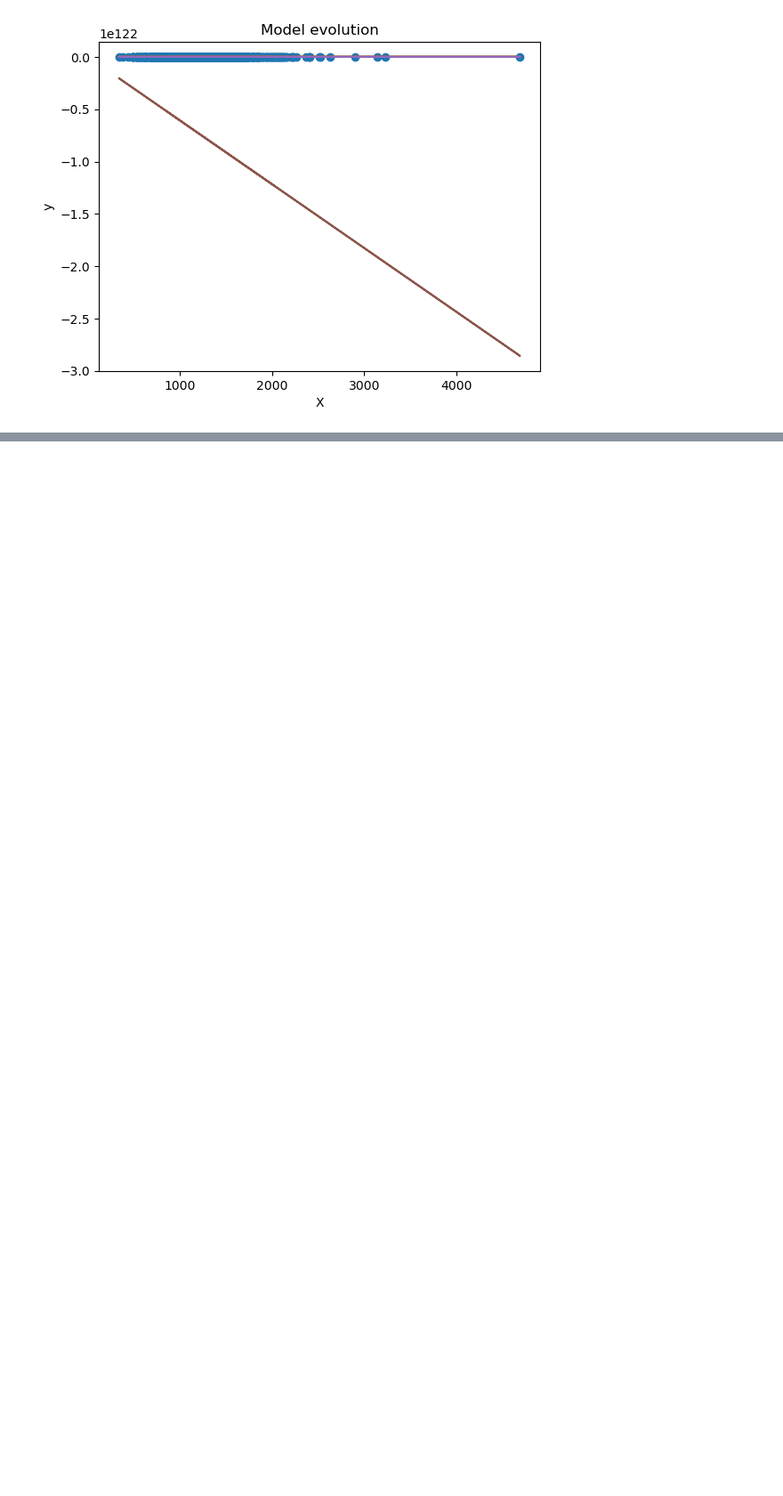
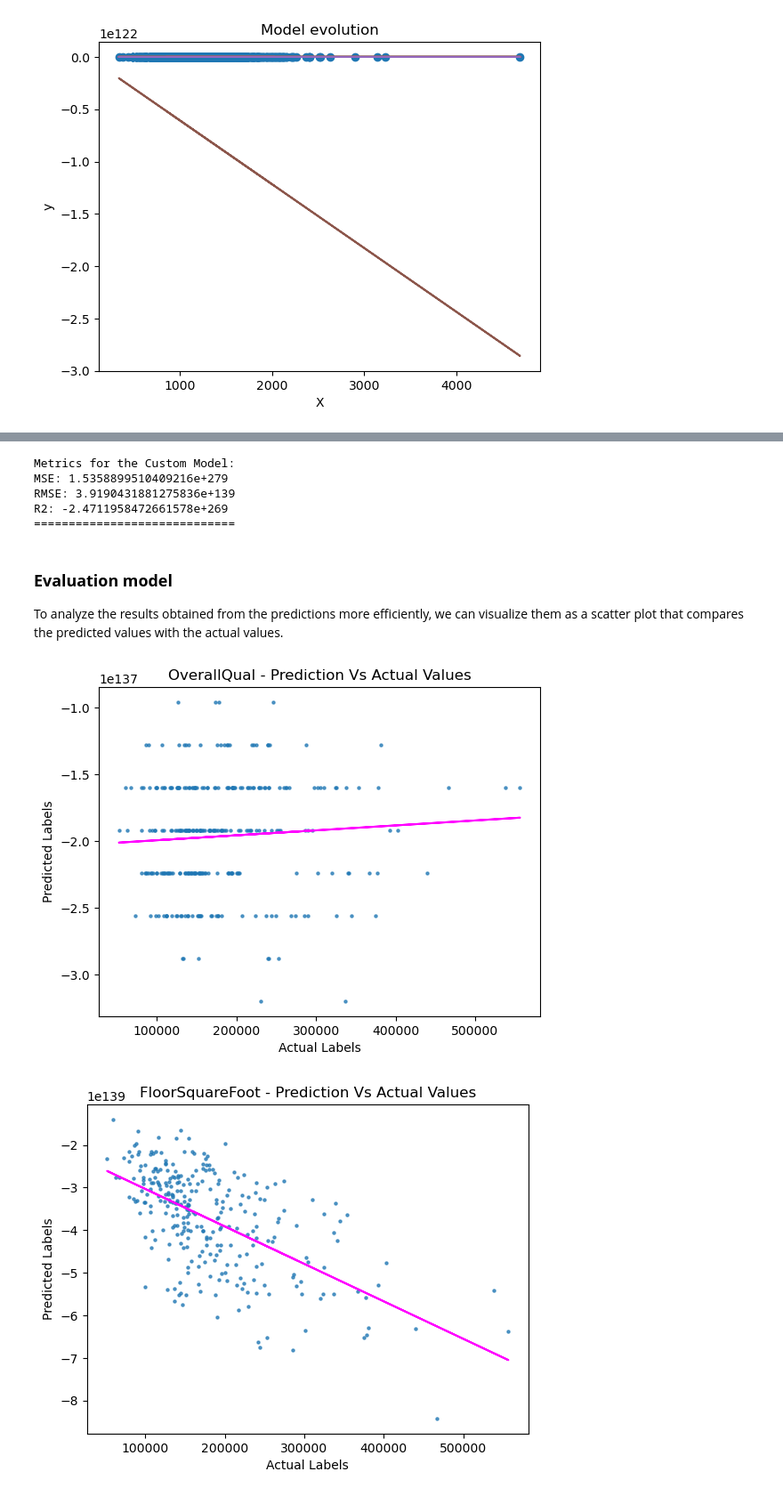
Before and after one commit to carlosopr/g-labs, a Jupyter notebook: project01/house_prices.ipynb, the cells around one changed output, grey strips where cells are left out. Shown: that part at 89% size. Cells and saved outputs as stored; diff of their text form; code cells hidden in the pictures; blank space fills up the shorter version.

```diff
--- a/project01/house_prices.ipynb
+++ b/project01/house_prices.ipynb
@@ -191,0 +196,2 @@ DataPlotter.plot_evolution(model_dict_f2,n=5,X=X_train_f2,y=y_train)
+# %%
+custom_predictions_f1 = model.predict_from_custom_model(model_dict_f1, X_test_f1, y_test)
@@ -191,0 +215,21 @@ DataPlotter.plot_evolution(model_dict_f2,n=5,X=X_train_f2,y=y_train)
+# %%
+custom_predictions_f2 = model.predict_from_custom_model(model_dict_f2, X_test_f2, y_test)
+# %% [output]
+Metrics for the Custom Model:
+MSE: 1.5358899510409216e+279
+RMSE: 3.9190431881275836e+139
+R2: -2.4711958472661578e+269
+=============================
+# %% [markdown]
+### **Evaluation model**
+
+To analyze the results obtained from the predictions more efficiently, we can visualize them as a scatter plot that compares the predicted values with the actual values.
+# %%
+# Plot for the feature OverallQual
+DataPlotter.plot_predictions(custom_predictions_f1,y_test, title="OverallQual - Prediction Vs Actual Values")
+
+# Plot for the feature FloorSquareFoot
+DataPlotter.plot_predictions(custom_predictions_f2,y_test, title="FloorSquareFoot - Prediction Vs Actual Values")
+# %% [output]
+[figure, added]
+[figure, added]
```
Also changed, not shown: parts of 22 cells of this notebook, 2 other files.
